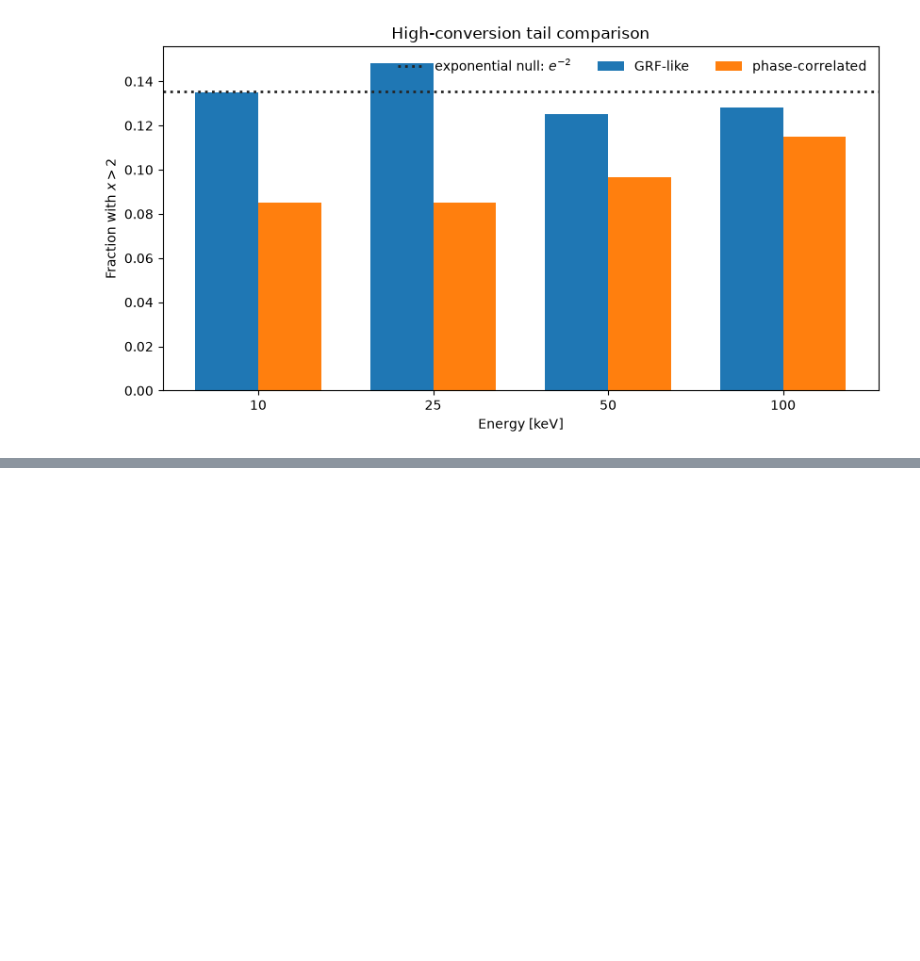
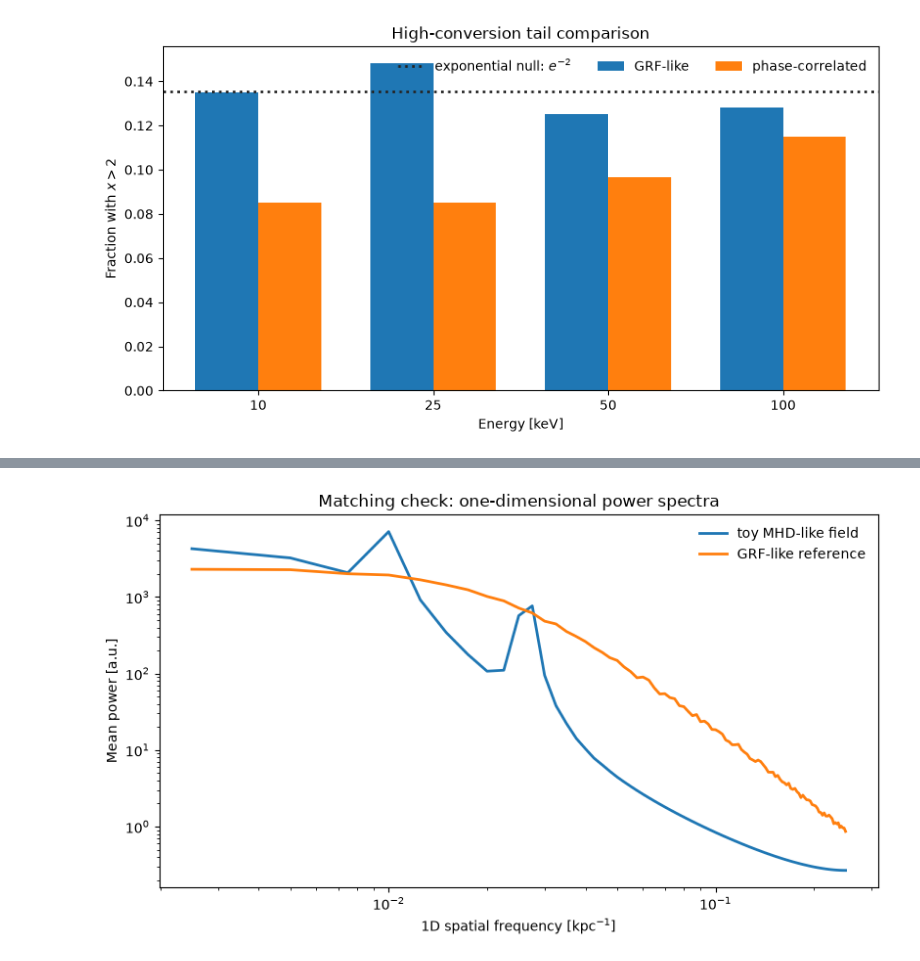
Before and after one commit to Loganpis/logALP, a Jupyter notebook: examples/logALP_demo.ipynb, the cells around one changed output, grey strips where cells are left out. Saved outputs shown, nothing was run; the diff lists cells and outputs as text; code cells hidden in the pictures; blank space fills up the shorter version.

```diff
--- a/examples/logALP_demo.ipynb
+++ b/examples/logALP_demo.ipynb
@@ -210,0 +295,4 @@ _ = result.plot_tail_probabilities(threshold=NEW_THRESHOLD)
+# %%
+_ = user_result.plot_power_spectra()
+# %% [output]
+[figure, added]
```
Also changed, not shown: parts of 9 cells of this notebook, 3 other files.
